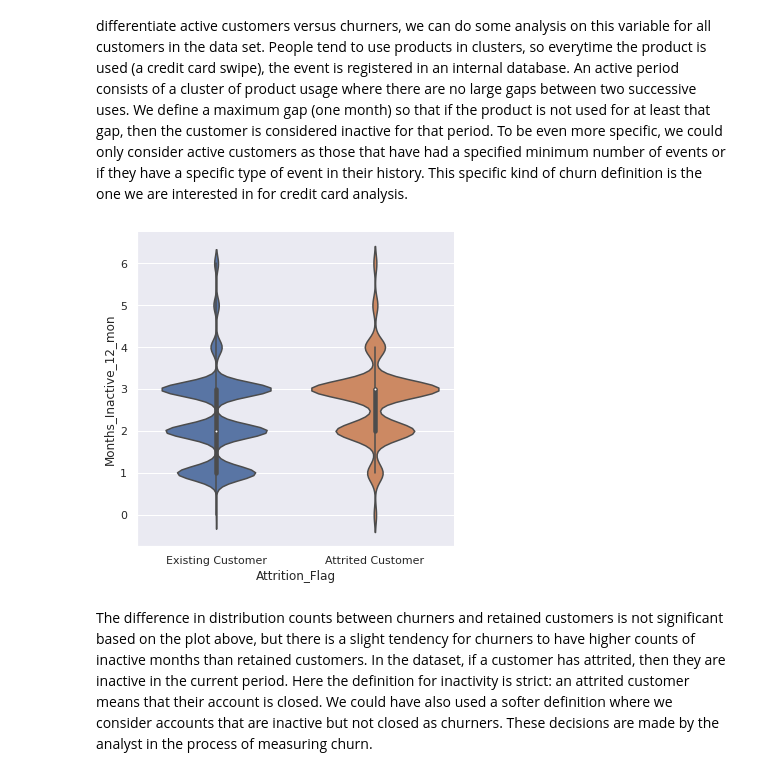
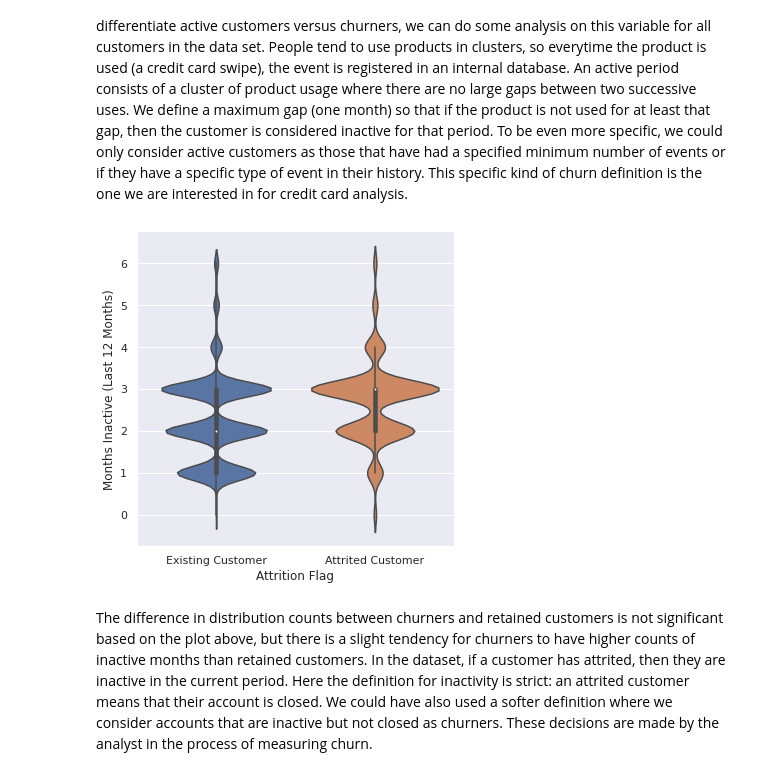
Before and after one commit to eCapitalAdvisors/templates, a Jupyter notebook: CustomerChurn/notebooks/01_jmalaver_MeasuringChurn.ipynb, the cells around one changed output. Saved outputs shown, nothing was run; the diff lists cells and outputs as text; code cells hidden in the pictures.

```diff
--- a/CustomerChurn/notebooks/01_jmalaver_MeasuringChurn.ipynb
+++ b/CustomerChurn/notebooks/01_jmalaver_MeasuringChurn.ipynb
@@ -200,9 +205,10 @@ We can also calculate churn based on customer activity. The column `Months_Inact
 # %%
 # plotting distribution of inactive months
 g = sns.catplot(data=df, x='Attrition_Flag', y='Months_Inactive_12_mon', kind='violin')
+g.set_axis_labels('Attrition Flag', 'Months Inactive (Last 12 Months)')
 plt.show()
 # %% [output]
-[figure, old version]
+[figure, new version]
 # %% [markdown]
 The difference in distribution counts between churners and retained customers is not significant based on the plot above, but there is a slight tendency for churners to have higher counts of inactive months than retained customers. In the dataset, if a customer has attrited, then they are inactive in the current period. Here the definition for inactivity is strict: an attrited customer means that their account is closed. We could have also used a softer definition where we consider accounts that are inactive but not closed as churners. These decisions are made by the analyst in the process of measuring churn.
 # %% [markdown]
```
Also changed, not shown: parts of 5 cells of this notebook, 1 other file.
